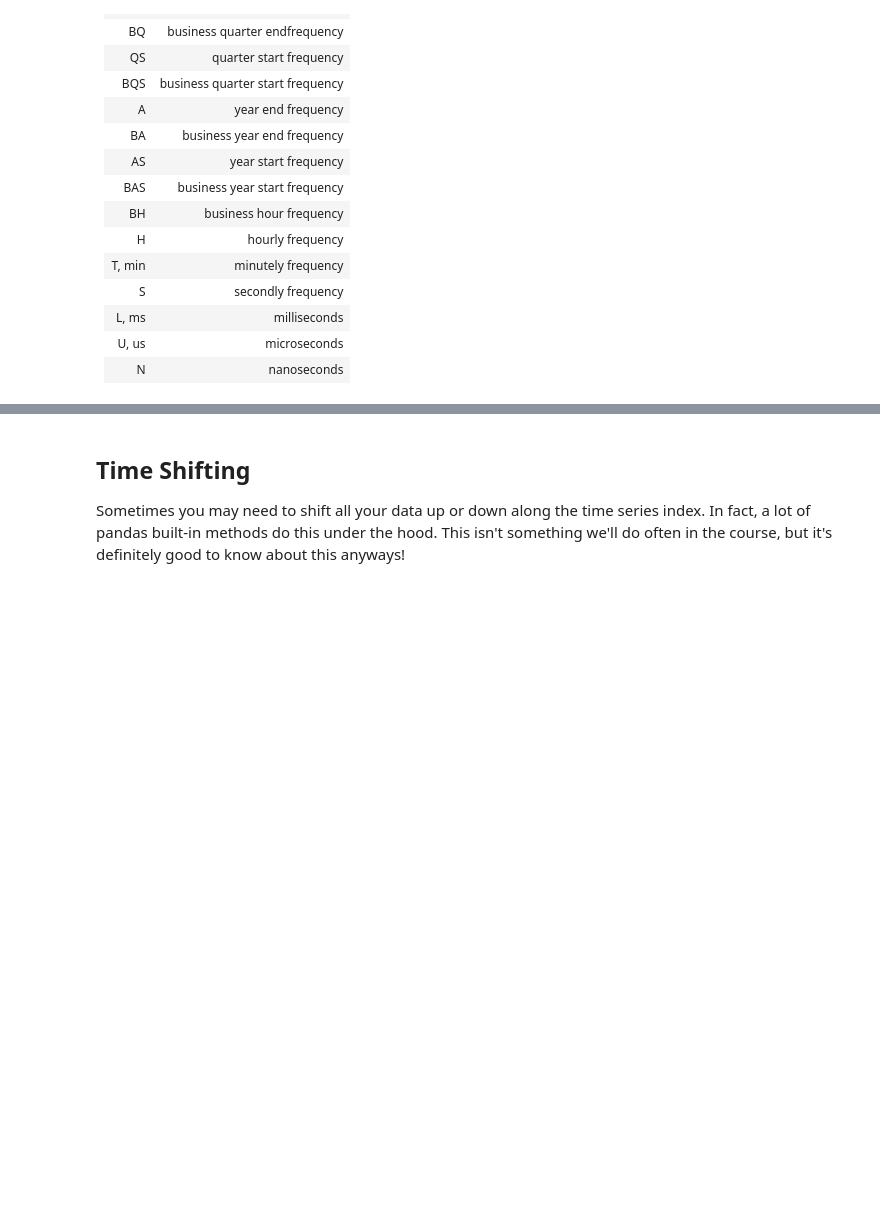
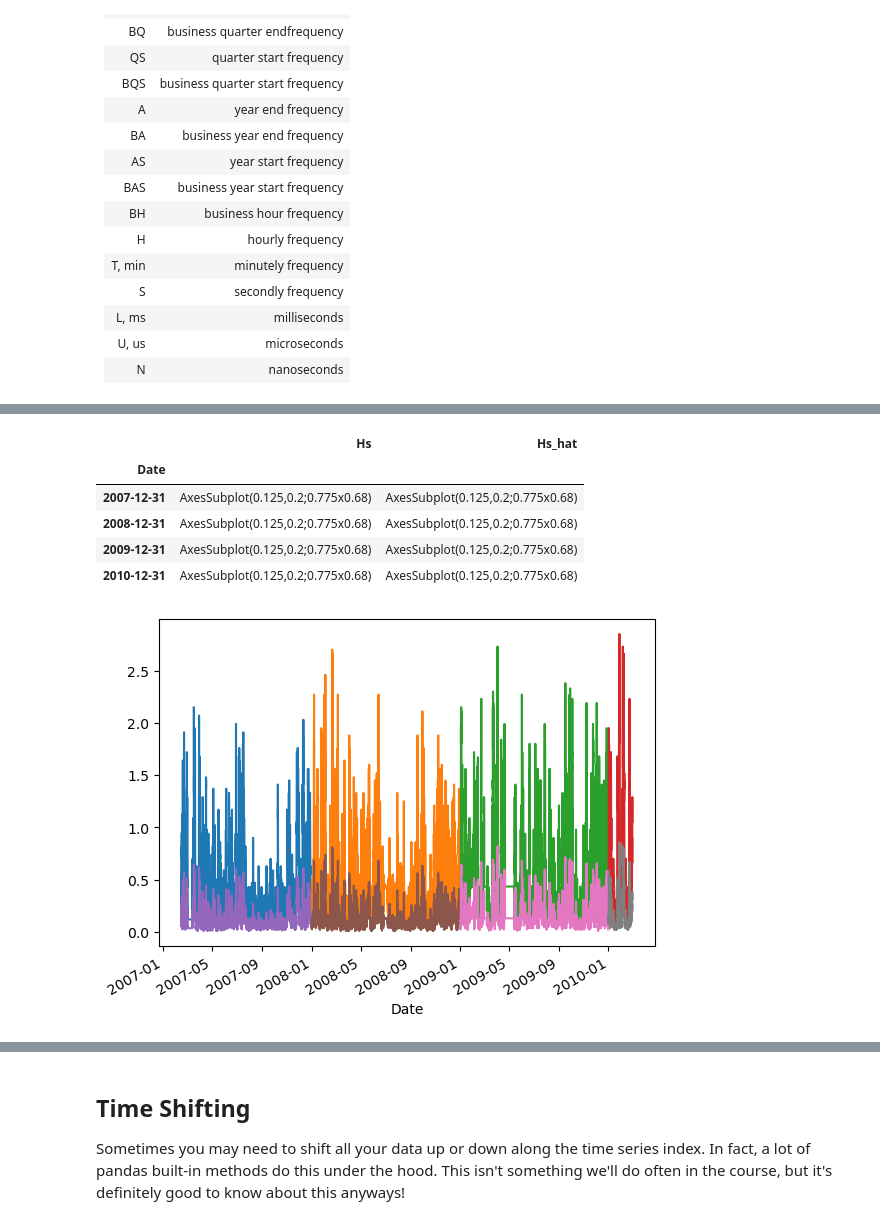
Before and after one commit to ColinWho/forsync, a Jupyter notebook: lectures/lecture02/Extra.ipynb, the cells around one changed output, grey strips where cells are left out. Saved outputs shown, nothing was run; the diff lists cells and outputs as text; code cells hidden in the pictures; blank space fills up the shorter version.

```diff
--- a/lectures/lecture02/Extra.ipynb
+++ b/lectures/lecture02/Extra.ipynb
@@ -383,2 +603,12 @@ df.resample(rule='A').apply(first_day) #.mean
+# %%
+df.resample(rule='A').plot()
+# %% [output]
+|  | Hs | Hs_hat |
+| Date |  |  |
+| 2007-12-31 | AxesSubplot(0.125,0.2;0.775x0.68) | AxesSubplot(0.125,0.2;0.775x0.68) |
+| 2008-12-31 | AxesSubplot(0.125,0.2;0.775x0.68) | AxesSubplot(0.125,0.2;0.775x0.68) |
+| 2009-12-31 | AxesSubplot(0.125,0.2;0.775x0.68) | AxesSubplot(0.125,0.2;0.775x0.68) |
+| 2010-12-31 | AxesSubplot(0.125,0.2;0.775x0.68) | AxesSubplot(0.125,0.2;0.775x0.68) |
+[figure, added]
 # %%
 df['Hs'].resample(rule='A').mean().plot.bar()
```
Also changed, not shown: parts of 61 cells of this notebook, 3 other files.
